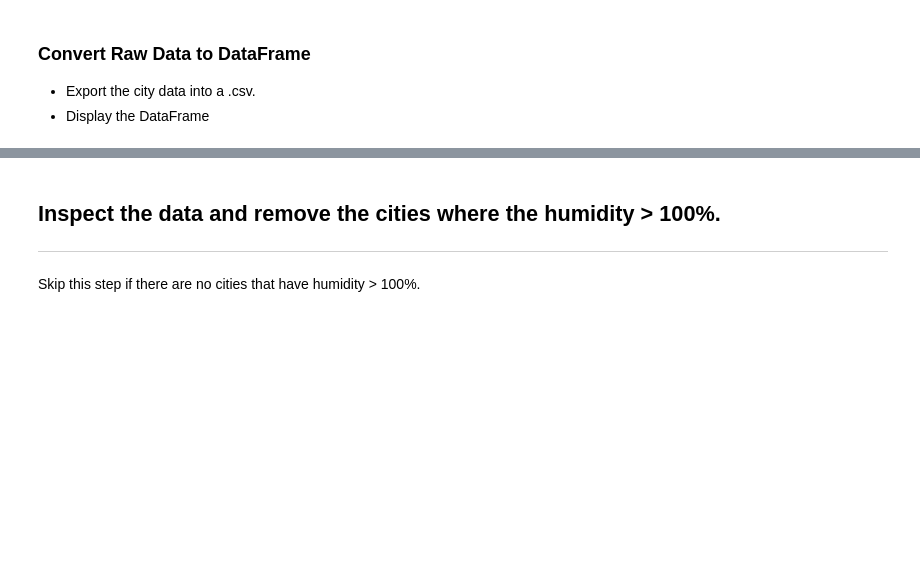
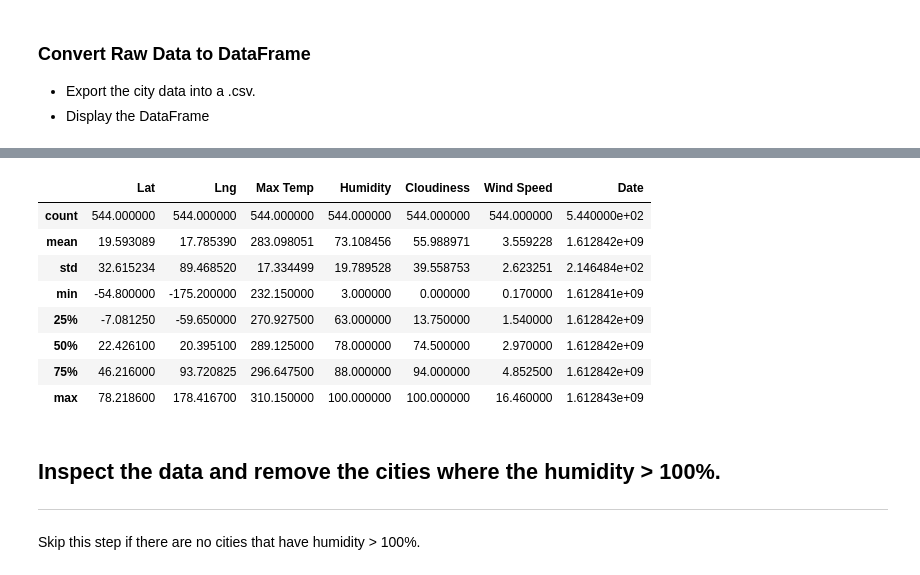
Before and after one commit to Ainash-Toleu/weather-analysis-api, a Jupyter notebook: WeatherPy/WeatherPy.ipynb, the cells around one changed output, grey strips where cells are left out. Cells and saved outputs as stored; diff of their text form; code cells hidden in the pictures; blank space fills up the shorter version.

```diff
--- a/WeatherPy/WeatherPy.ipynb
+++ b/WeatherPy/WeatherPy.ipynb
@@ -167,3 +174,15 @@ weather_df
+# %%
+weather_df.describe()
+# %% [output]
+|  | Lat | Lng | Max Temp | Humidity | Cloudiness | Wind Speed | Date |
+| count | 544.000000 | 544.000000 | 544.000000 | 544.000000 | 544.000000 | 544.000000 | 5.440000e+02 |
+| mean | 19.593089 | 17.785390 | 283.098051 | 73.108456 | 55.988971 | 3.559228 | 1.612842e+09 |
+| std | 32.615234 | 89.468520 | 17.334499 | 19.789528 | 39.558753 | 2.623251 | 2.146484e+02 |
+| min | -54.800000 | -175.200000 | 232.150000 | 3.000000 | 0.000000 | 0.170000 | 1.612841e+09 |
+| 25% | -7.081250 | -59.650000 | 270.927500 | 63.000000 | 13.750000 | 1.540000 | 1.612842e+09 |
+| 50% | 22.426100 | 20.395100 | 289.125000 | 78.000000 | 74.500000 | 2.970000 | 1.612842e+09 |
+| 75% | 46.216000 | 93.720825 | 296.647500 | 88.000000 | 94.000000 | 4.852500 | 1.612842e+09 |
+| max | 78.218600 | 178.416700 | 310.150000 | 100.000000 | 100.000000 | 16.460000 | 1.612843e+09 |
 # %% [markdown]
 ## Inspect the data and remove the cities where the humidity > 100%.
 ----
```
Also changed, not shown: parts of 5 cells of this notebook, 1 other file.
